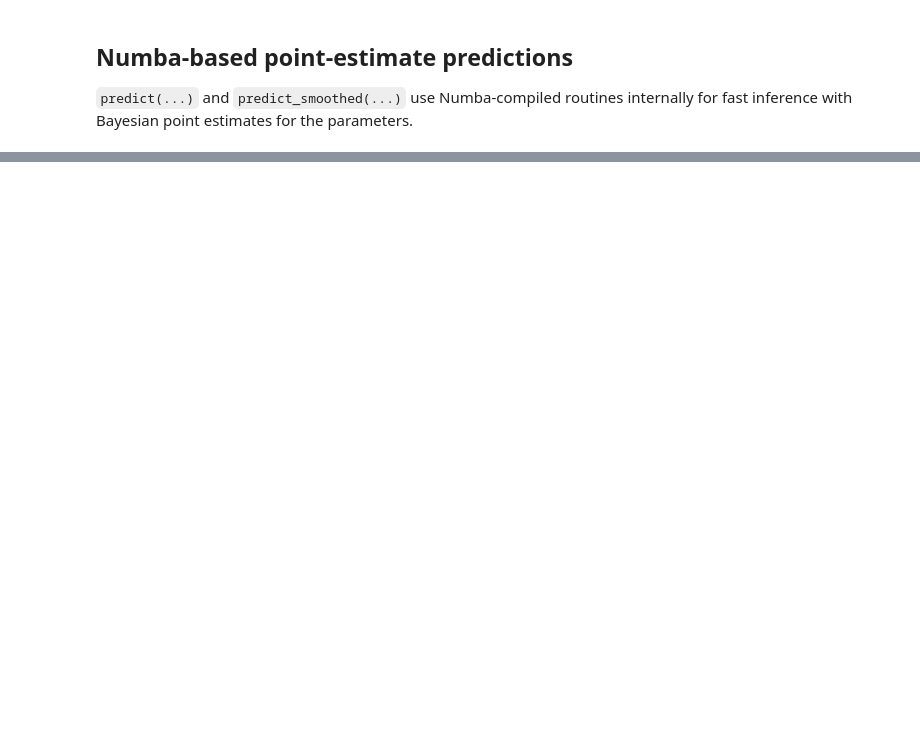
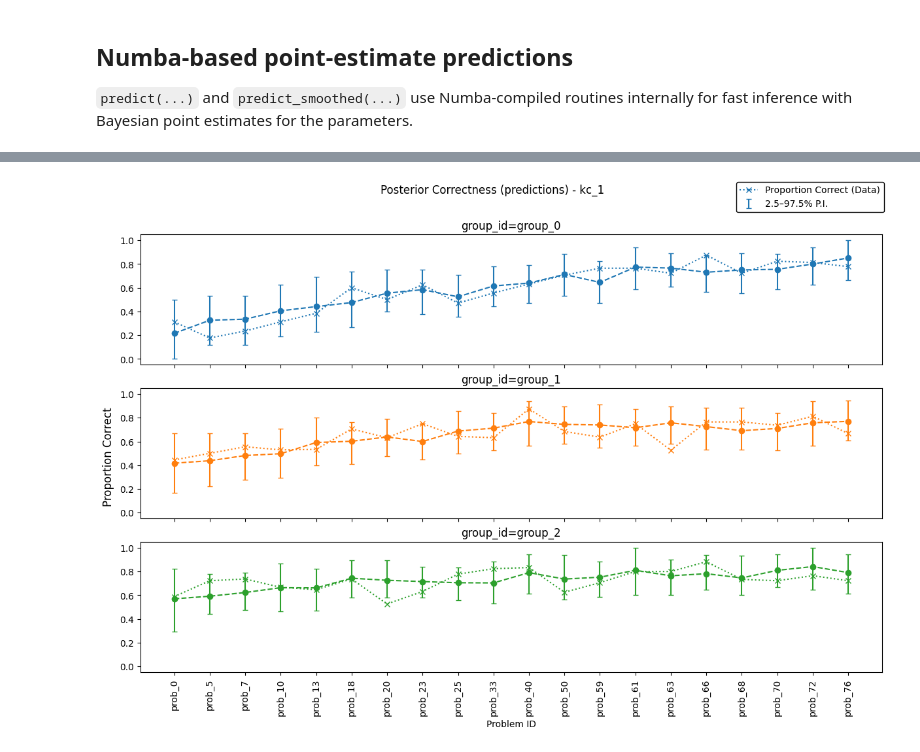
Before and after one commit to SiddharthaPradhan/StanBKT, a Jupyter notebook: docs/source/examples/03_multi_BKT_example.ipynb, the cells around one changed output, grey strips where cells are left out. Cells and saved outputs as stored; diff of their text form; code cells hidden in the pictures; blank space fills up the shorter version.

```diff
--- a/docs/source/examples/03_multi_BKT_example.ipynb
+++ b/docs/source/examples/03_multi_BKT_example.ipynb
@@ -228,0 +271,13 @@ smoothed_predictions.head(20)
+# %%
+axes_individual_groups = plot_posterior_correctness(
+    posterior_pred_kc=pred_post_draws["kc_1"],
+    data=data_df,
+    column_mapping=col_mapping,
+    kc="kc_1",
+    type="preds",
+    trajectory=True,
+    grouped=True,
+    frac=0.5,
+)
+# %% [output]
+[figure, added]
```
Also changed, not shown: parts of 8 cells of this notebook, 19 other files.
